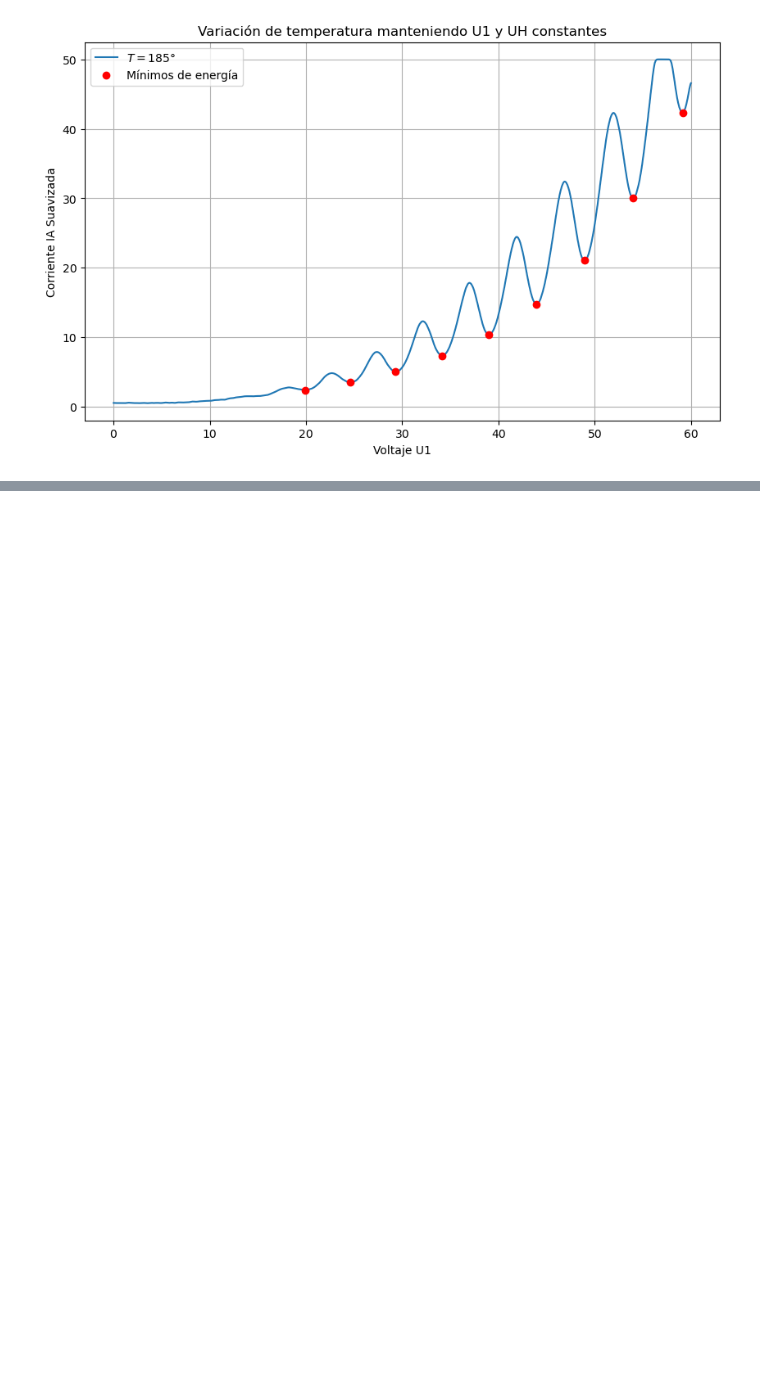
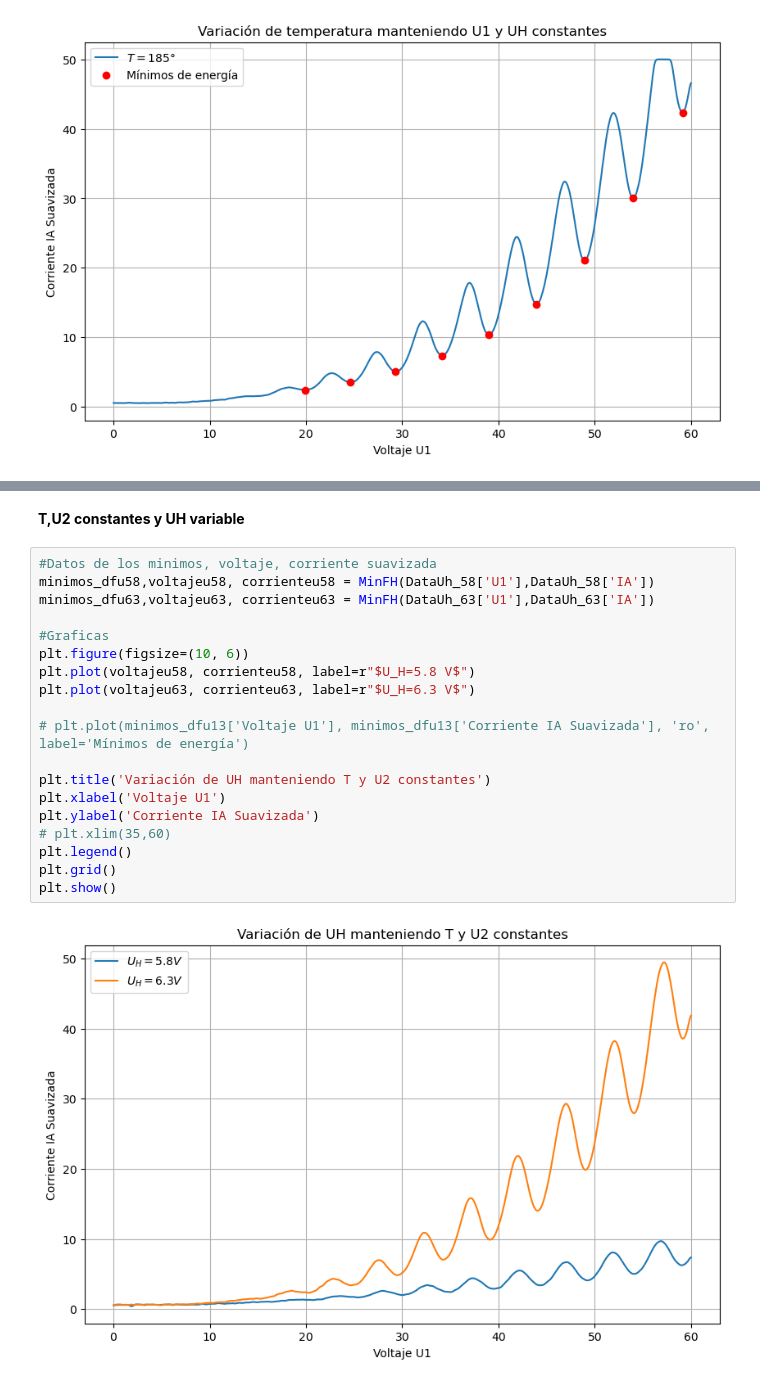
Before and after one commit to ccuellarn/Laboratorio-Intermedio---Pr-cticas20242, a Jupyter notebook: Franck-hertz/FranckHertz.ipynb, the cells around one changed output, grey strips where cells are left out. Saved outputs shown, nothing was run; the diff lists cells and outputs as text; blank space fills up the shorter version.

```diff
--- a/Franck-hertz/FranckHertz.ipynb
+++ b/Franck-hertz/FranckHertz.ipynb
@@ -185,0 +263,23 @@ El valor del primer mimimo de energía para T= 240 es: 4.640000000000004
+# %% [markdown]
+**T,U2 constantes y UH variable**
+# %%
+#Datos de los minimos, voltaje, corriente suavizada
+minimos_dfu58,voltajeu58, corrienteu58 = MinFH(DataUh_58['U1'],DataUh_58['IA'])
+minimos_dfu63,voltajeu63, corrienteu63 = MinFH(DataUh_63['U1'],DataUh_63['IA'])
+
+#Graficas
+plt.figure(figsize=(10, 6))
+plt.plot(voltajeu58, corrienteu58, label=r"$U_H=5.8 V$")
+plt.plot(voltajeu63, corrienteu63, label=r"$U_H=6.3 V$")
+
+# plt.plot(minimos_dfu13['Voltaje U1'], minimos_dfu13['Corriente IA Suavizada'], 'ro', label='Mínimos de energía')
+
+plt.title('Variación de UH manteniendo T y U2 constantes')
+plt.xlabel('Voltaje U1')
+plt.ylabel('Corriente IA Suavizada')
+# plt.xlim(35,60)
+plt.legend()
+plt.grid()
+plt.show()
+# %% [output]
+[figure, added]
```
Also changed, not shown: parts of 8 cells of this notebook.
